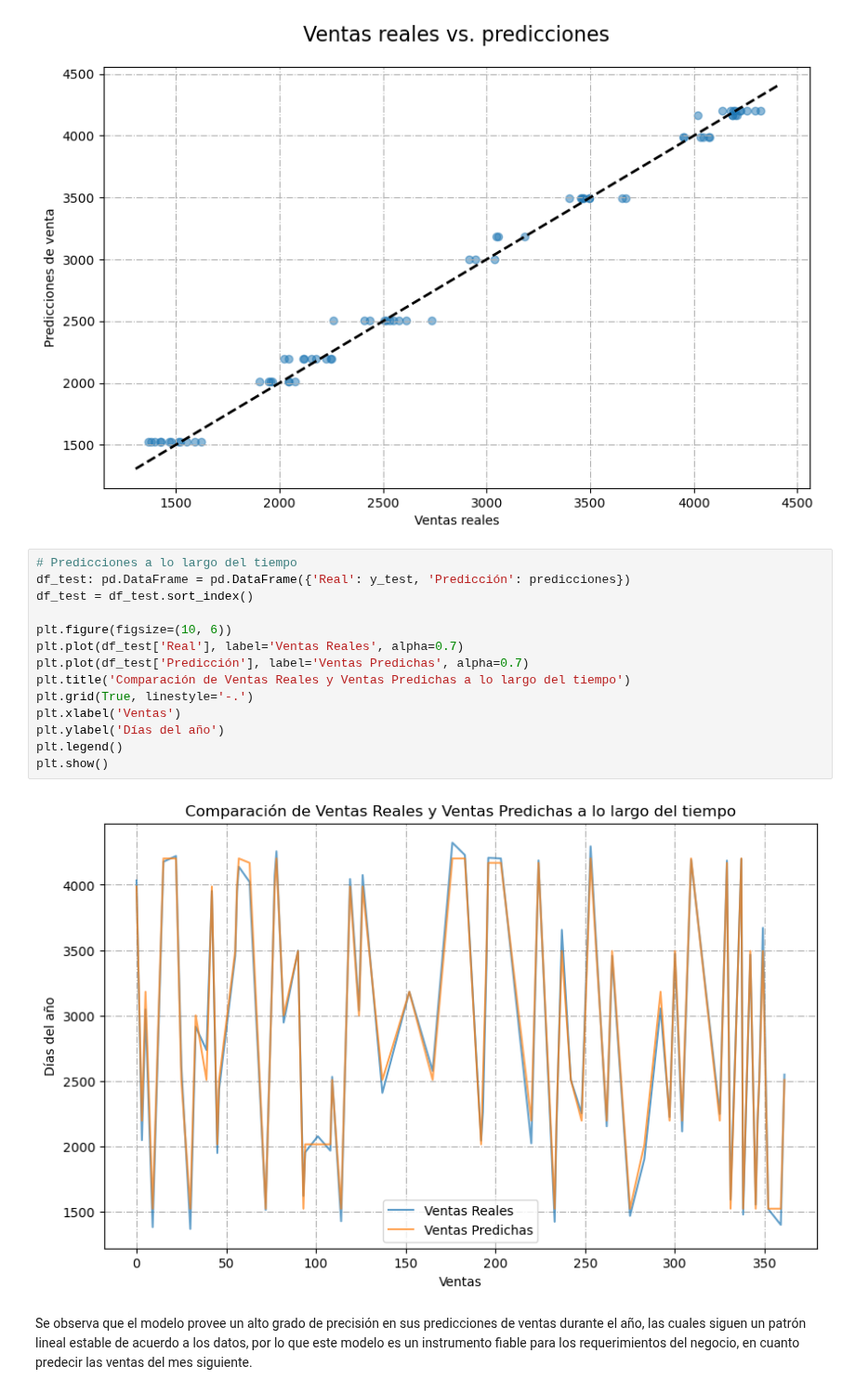
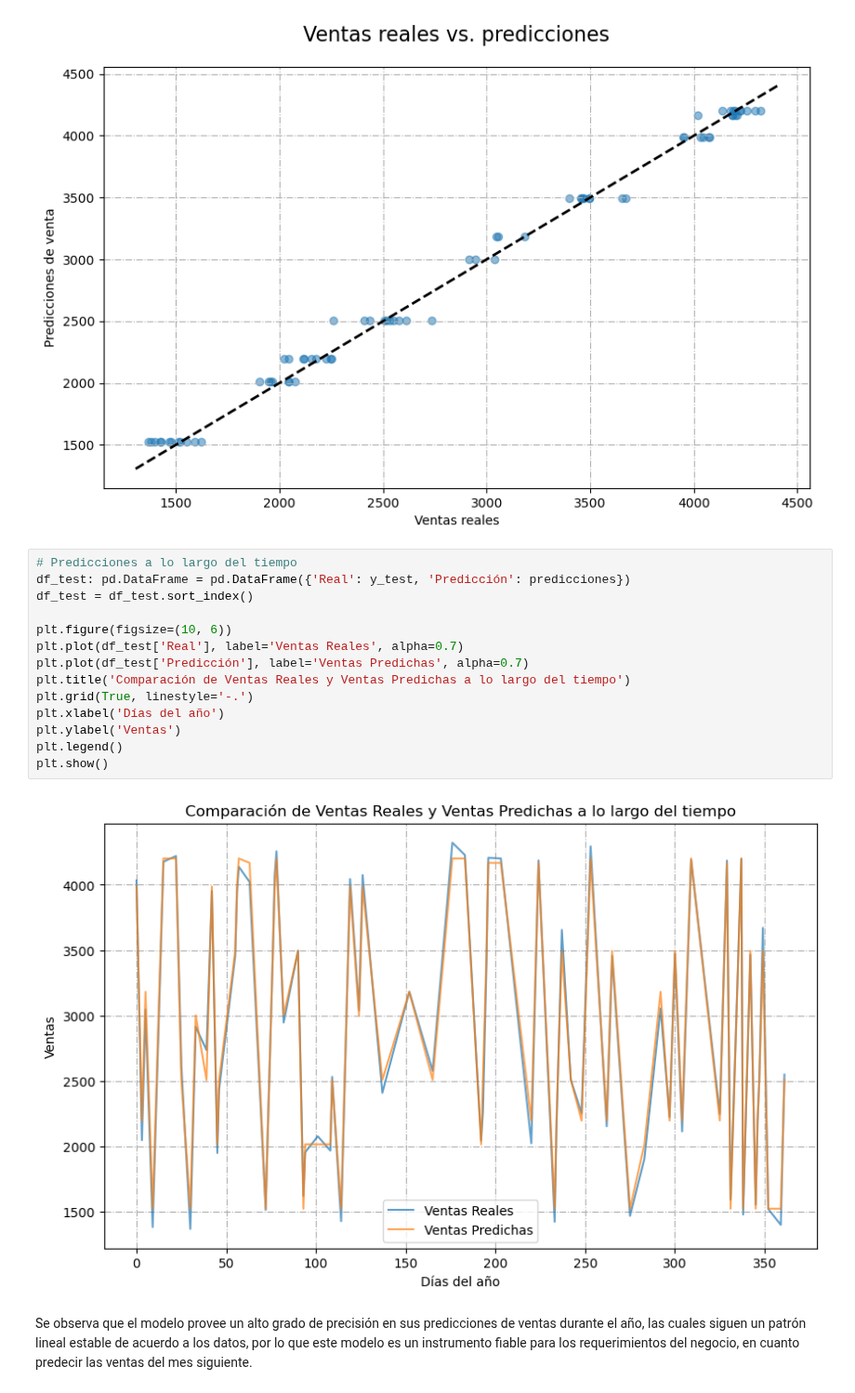
Before and after one commit to frgonzalezb/Udemy_Python_Total_DS_ML, a Jupyter notebook: 11_Machine_Learning_I/Proyecto/Proyecto de Día 11 - Análisis Predictivo para una Tienda Minorista.ipynb, the cells around one changed output. Shown at 93% size. Cells and saved outputs as stored; diff of their text form.

```diff
--- a/11_Machine_Learning_I/Proyecto/Proyecto de Día 11 - Análisis Predictivo para una Tienda Minorista.ipynb
+++ b/11_Machine_Learning_I/Proyecto/Proyecto de Día 11 - Análisis Predictivo para una Tienda Minorista.ipynb
@@ -460,18 +460,18 @@ plt.show()
 # %%
 # Predicciones a lo largo del tiempo
 df_test: pd.DataFrame = pd.DataFrame({'Real': y_test, 'Predicción': predicciones})
 df_test = df_test.sort_index()
 
 plt.figure(figsize=(10, 6))
 plt.plot(df_test['Real'], label='Ventas Reales', alpha=0.7)
 plt.plot(df_test['Predicción'], label='Ventas Predichas', alpha=0.7)
 plt.title('Comparación de Ventas Reales y Ventas Predichas a lo largo del tiempo')
 plt.grid(True, linestyle='-.')
-plt.xlabel('Ventas')
-plt.ylabel('Días del año')
+plt.xlabel('Días del año')
+plt.ylabel('Ventas')
 plt.legend()
 plt.show()
 # %% [output]
-[figure, old version]
+[figure, new version]
 # %% [markdown]
 Se observa que el modelo provee un alto grado de precisión en sus predicciones de ventas durante el año, las cuales siguen un patrón lineal estable de acuerdo a los datos, por lo que este modelo es un instrumento fiable para los requerimientos del negocio, en cuanto predecir las ventas del mes siguiente.
```
